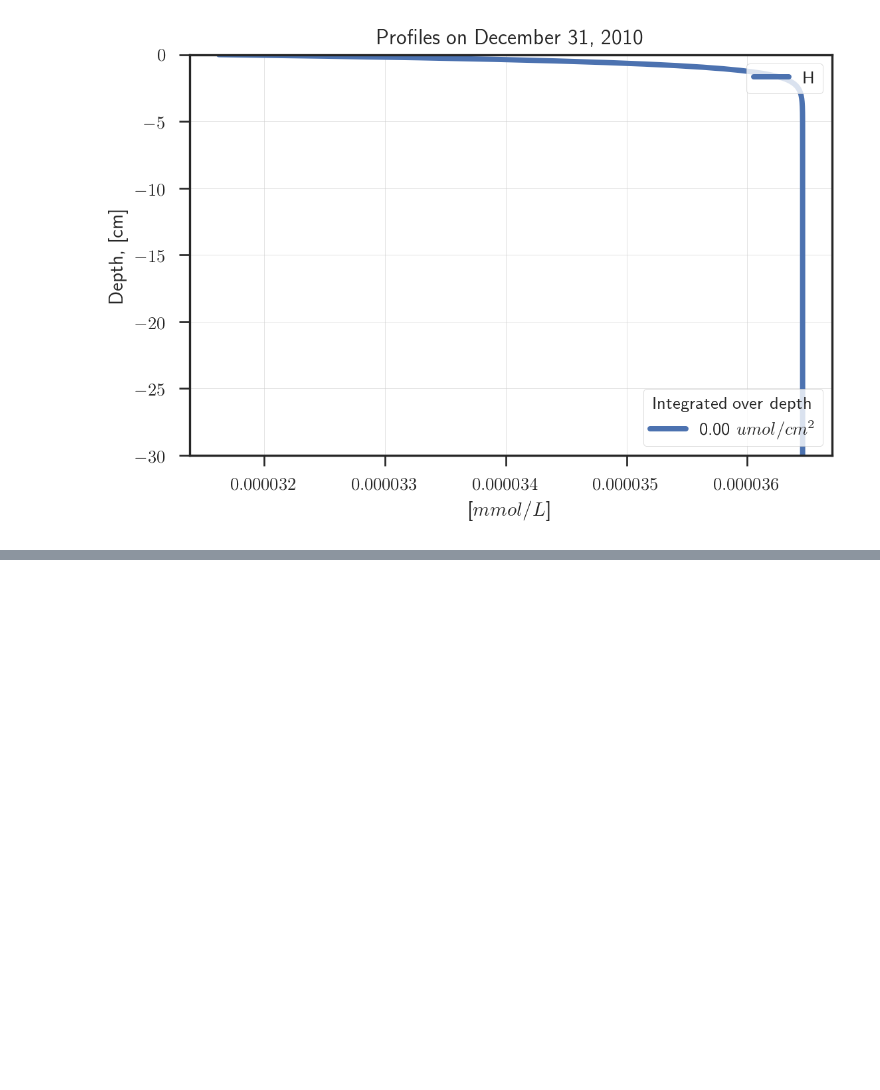
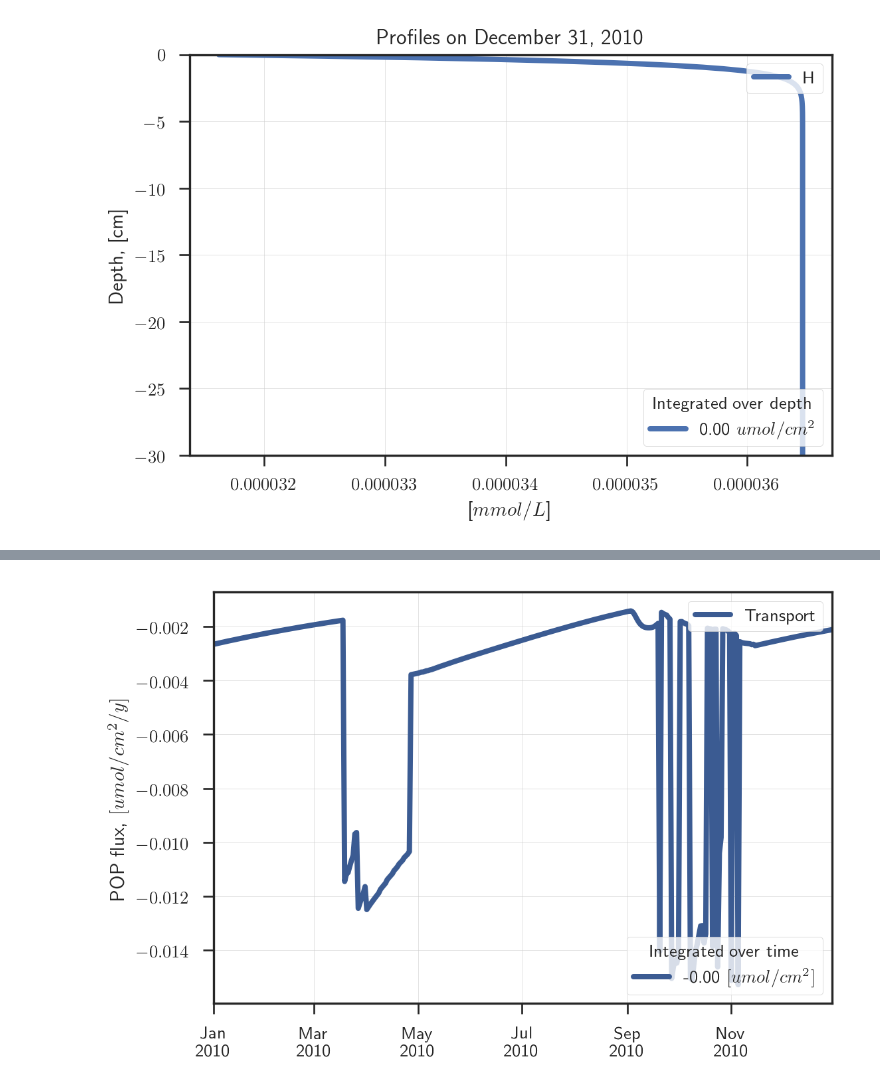
Before and after one commit to biogeochemistry/MyLake_v2_Vansjo, a Jupyter notebook: Postproc_code/plots.ipynb, the cells around one changed output, grey strips where cells are left out. Saved outputs shown, nothing was run; the diff lists cells and outputs as text; code cells hidden in the pictures; blank space fills up the shorter version.

```diff
--- a/Postproc_code/plots.ipynb
+++ b/Postproc_code/plots.ipynb
@@ -155,4 +172,6 @@ plotter.profile('sediment', ['PO4', 'PO4adsa'], convert_units=0)
 # %%
-plotter.flux('OM1', convert_units=1)
+plotter.flux('POP', convert_units=1)
+# %% [output]
+[figure, added]
 # %%
 plotter.profile('sediment', ['O2'], convert_units=False)
```
Also changed, not shown: parts of 42 cells of this notebook, 8 other files.
